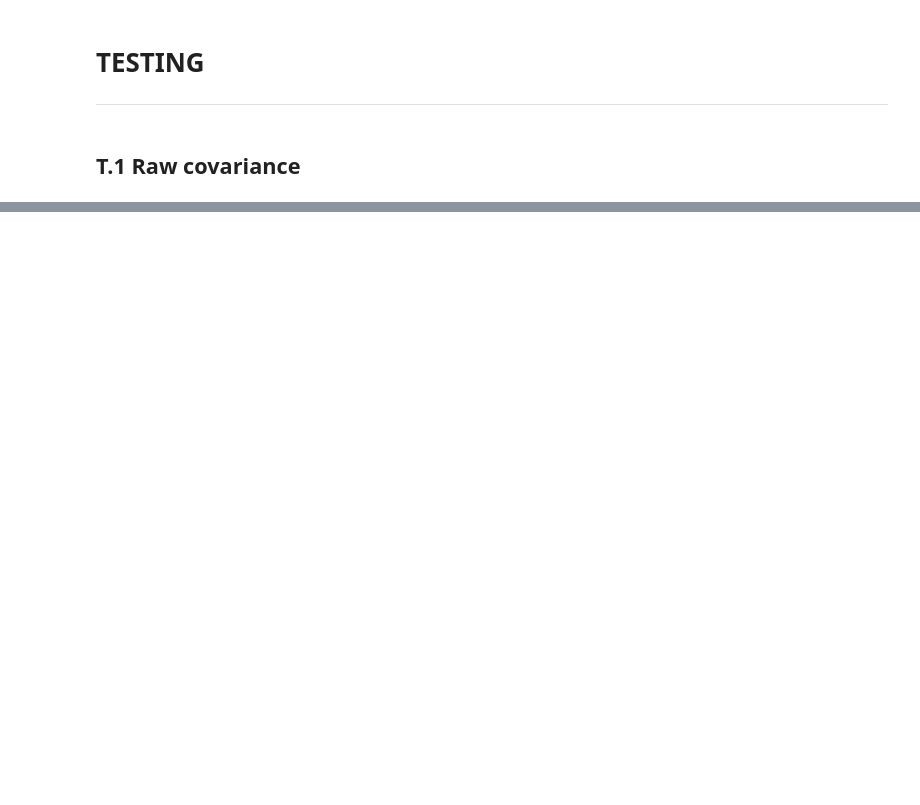
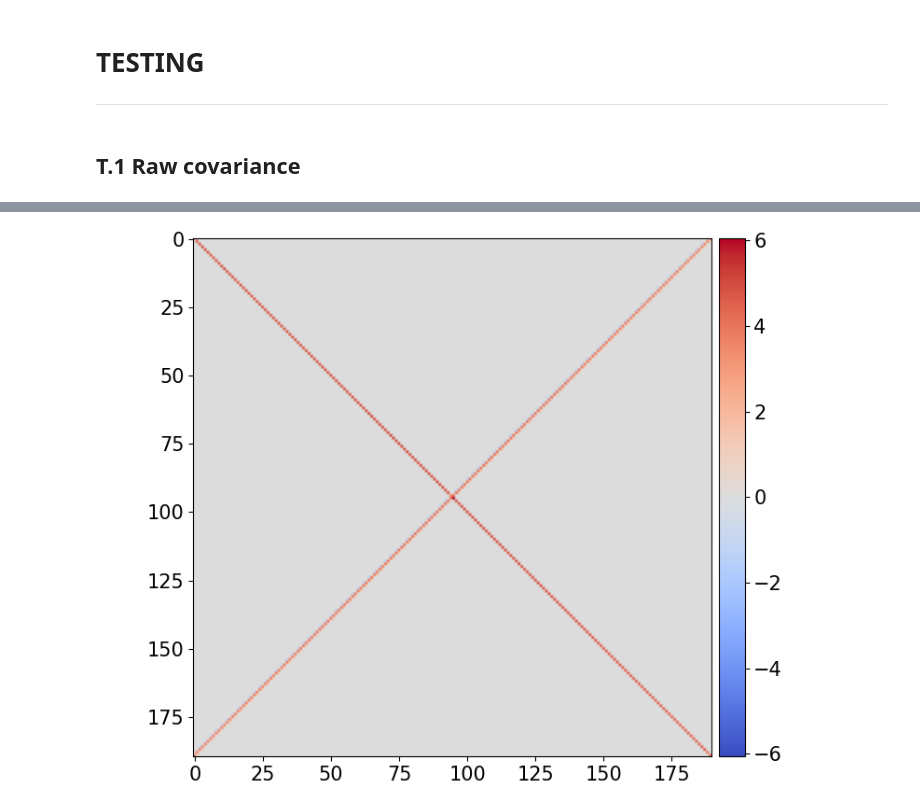
Before and after one commit to jaianandiyer690/Presto-Measurement-Scripts, a Jupyter notebook: LKIPA Squeezing/LKIPA-reconstructed-cov-mat-two-sided-gain.ipynb, the cells around one changed output, grey strips where cells are left out. Cells and saved outputs as stored; diff of their text form; code cells hidden in the pictures; blank space fills up the shorter version.

```diff
--- a/LKIPA Squeezing/LKIPA-reconstructed-cov-mat-two-sided-gain.ipynb
+++ b/LKIPA Squeezing/LKIPA-reconstructed-cov-mat-two-sided-gain.ipynb
@@ -92,6 +92,6 @@ fs_to_V2 = 0.45825089808266056
 # %%
 # Load calibration data - G, n
-file_calib = r'/media/nanophys-meas/DR_BACKUP/Planck Spectroscopy 2026-04/LKIPA/Planck-Data/planck_2026-04.hdf5'
+file_calib = r'/home/nanophys-meas/Desktop/Jai Master Thesis/Presto-Measurement-Scripts/Planck/Planck Run 2026-05 2/planck_2026-05.hdf5'
 
 
 with h5py.File(file_calib, "r") as dataset:
@@ -110,18 +110,18 @@ with h5py.File(file_calib, "r") as dataset:
     gain_std_c = np.asarray(run_grp['std gain'])
     n_std_c = np.asarray(run_grp['std n'])
 
-indices = np.concatenate(
-    (
-         np.arange(0, 80),
-        np.arange(110, 191)
-    )
-)
+# indices = np.concatenate(
+#     (
+#          np.arange(0, 80),
+#         np.arange(110, 191)
+#     )
+# )
 
-freq_arr_c = freq_arr_c[indices]
-gain_c = gain_c[indices]
-n_c = n_c[indices]
-gain_std_c = gain_std_c[indices]
-n_std_c = n_std_c[indices]
+# freq_arr_c = freq_arr_c[indices]
+# gain_c = gain_c[indices]
+# n_c = n_c[indices]
+# gain_std_c = gain_std_c[indices]
+# n_std_c = n_std_c[indices]
 # %%
 # Load covariance pump sweep data
 
@@ -593 +553,17 @@ ax_cov.set_yticklabels(mode_labels)
+# %%
+theta = 0.05*np.pi
+plot = cov_rotation(V_photons_on, theta) #
+
+vmax = np.max(plot)
+vmin = -vmax
+
+fig, ax = plt.subplots(figsize = (8, 6))
+
+im = ax.imshow((plot), cmap='coolwarm', origin='upper', vmin=vmin, vmax=vmax)
+# Colorbar exactly as tall as the matrix
+divider = make_axes_locatable(ax)
+cax = divider.append_axes("right", size="5%", pad=0.08)
+cbar = fig.colorbar(im, cax=cax)
+# %% [output]
+[figure, added]
 # %%
```
Also changed, not shown: parts of 11 cells of this notebook.
